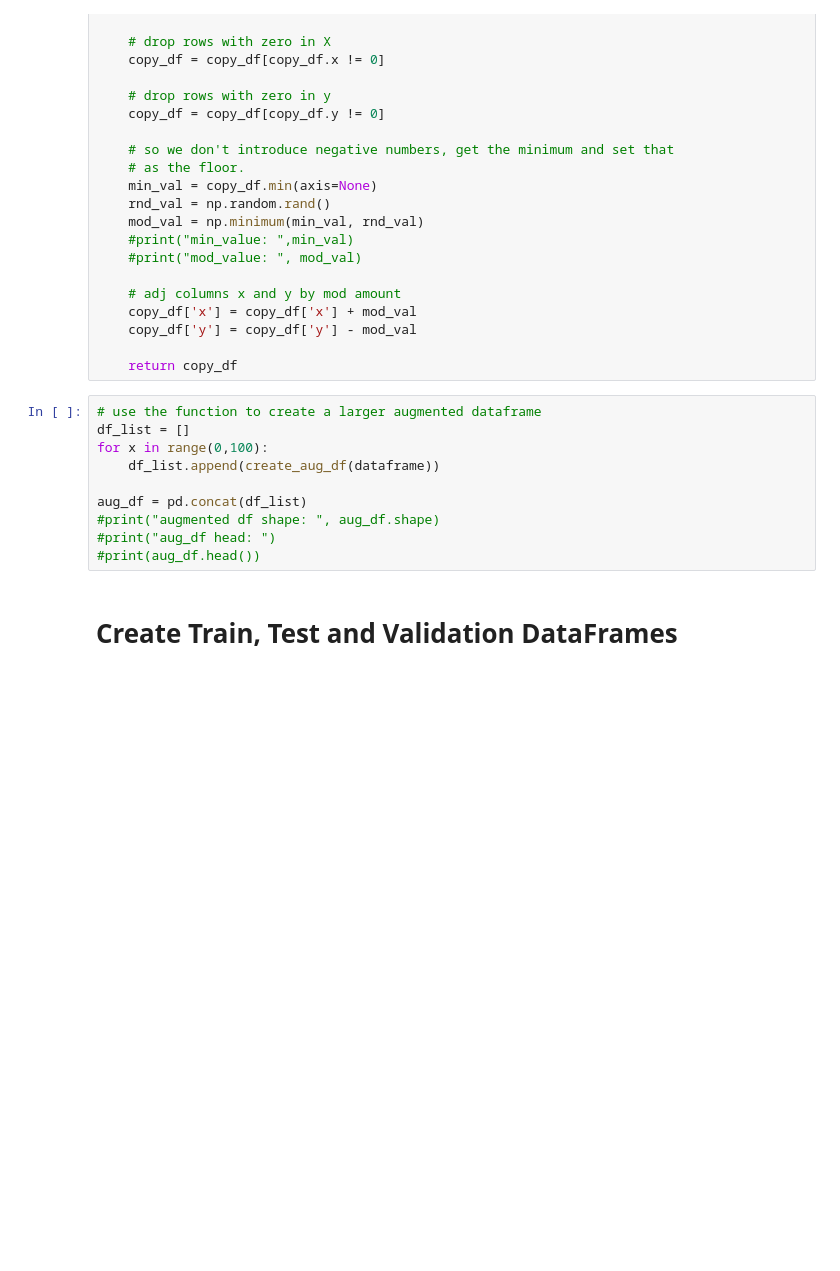
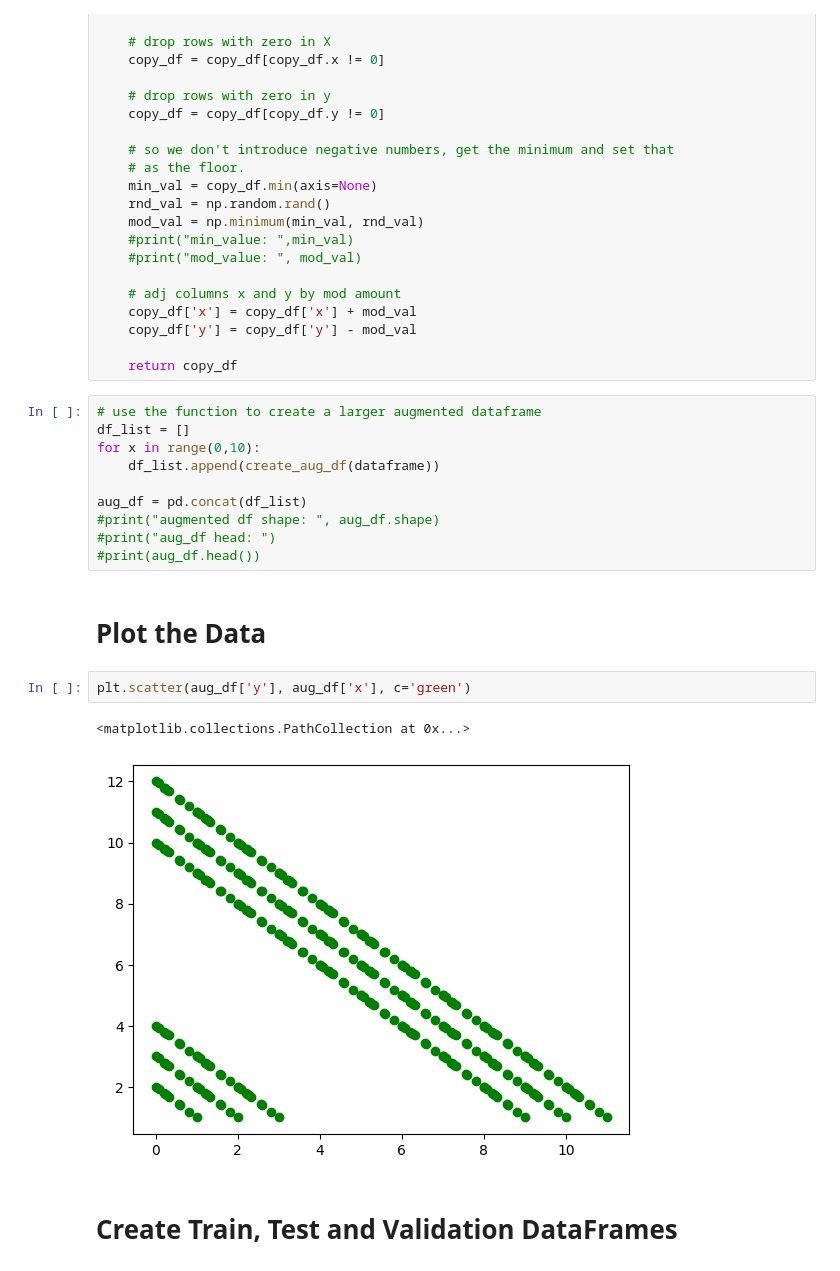
Before and after one commit to rtp-gcp/Keras-Philosophy, a Jupyter notebook: notebooks/simple_clean_data_aug_norm.ipynb, the cells around one changed output. Drawn from its saved outputs; the diff is of its cells as text; blank space fills up the shorter version.

```diff
--- a/notebooks/simple_clean_data_aug_norm.ipynb
+++ b/notebooks/simple_clean_data_aug_norm.ipynb
@@ -127,13 +134,20 @@ def create_aug_df(a_df):
 # %%
 # use the function to create a larger augmented dataframe
 df_list = []
-for x in range(0,100):
+for x in range(0,10):
     df_list.append(create_aug_df(dataframe))
 
 aug_df = pd.concat(df_list)
 #print("augmented df shape: ", aug_df.shape)
 #print("aug_df head: ")
 #print(aug_df.head())
+# %% [markdown]
+# Plot the Data
+# %%
+plt.scatter(aug_df['y'], aug_df['x'], c='green')
+# %% [output]
+<matplotlib.collections.PathCollection at 0x...>
+[figure, added]
 # %% [markdown]
 # Create Train, Test and Validation DataFrames
 # %%
```
Also changed, not shown: parts of 20 cells of this notebook, 2 other files.
